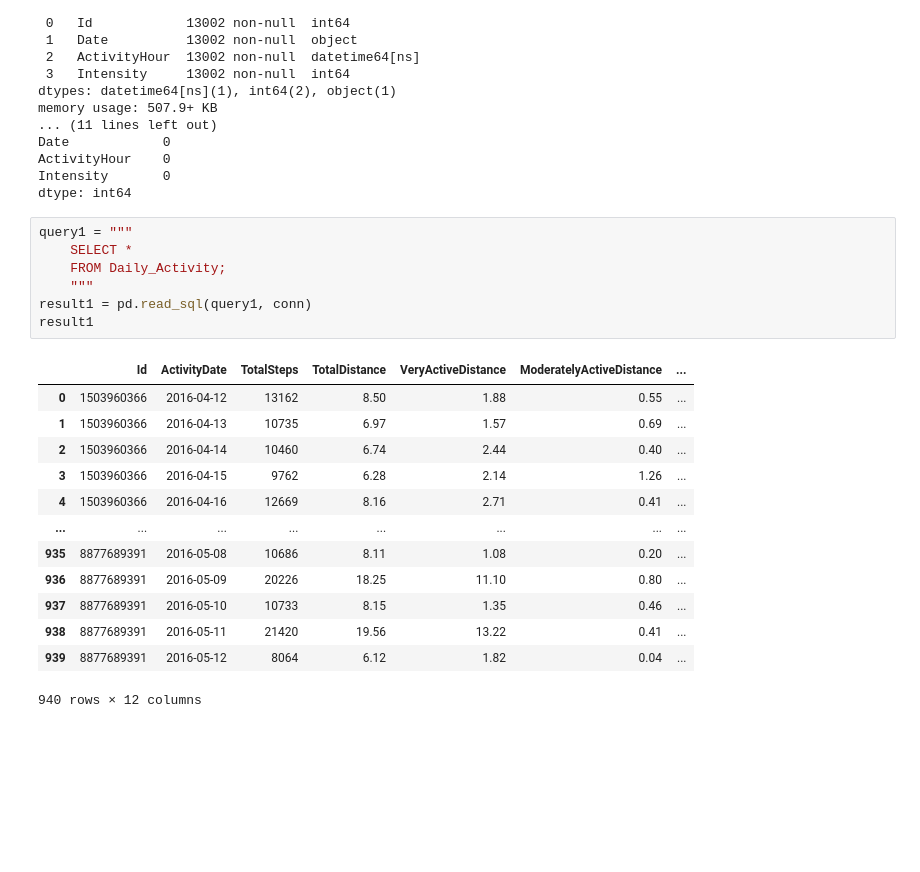
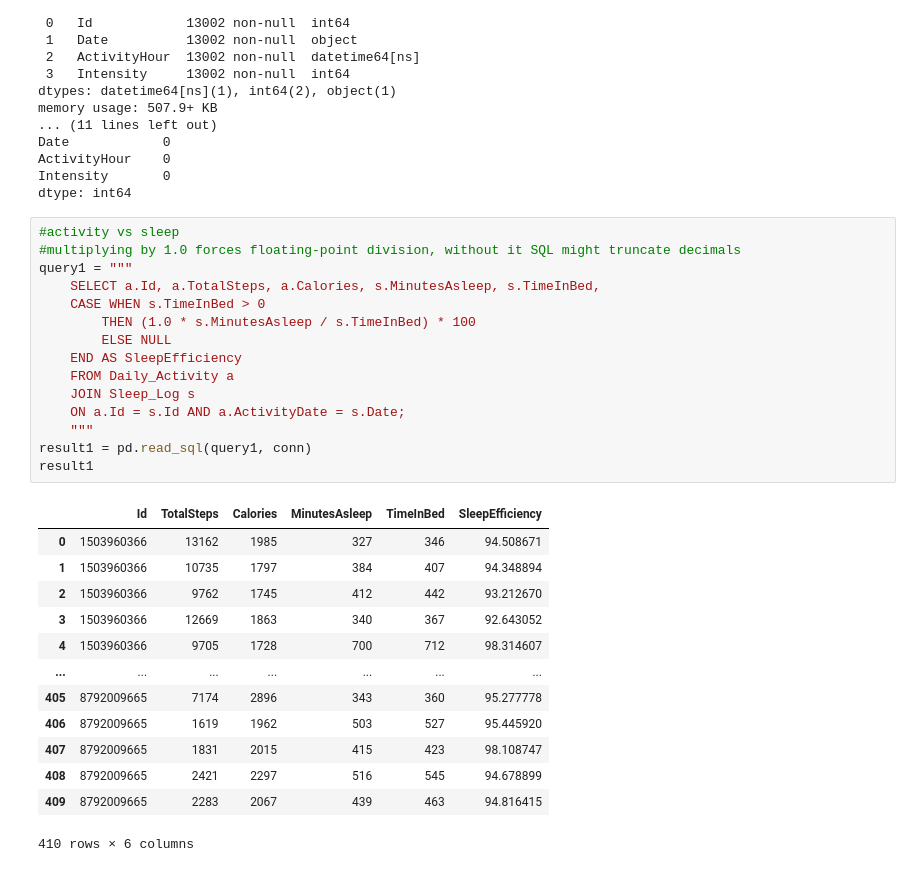
Before and after one commit to M0pare02/Fitbit_Data_Analysis, a Jupyter notebook: Notebooks/Data_Cleaning.ipynb, the cells around one changed output. Cells and saved outputs as stored; diff of their text form; blank space fills up the shorter version.

Commit message:
activity vs sleep query and visualization

```diff
--- a/Notebooks/Data_Cleaning.ipynb
+++ b/Notebooks/Data_Cleaning.ipynb
@@ -386,23 +387,31 @@ ActivityHour    0
 Intensity       0
 dtype: int64
 # %%
+#activity vs sleep
+#multiplying by 1.0 forces floating-point division, without it SQL might truncate decimals
 query1 = """
-    SELECT *
-    FROM Daily_Activity;
+    SELECT a.Id, a.TotalSteps, a.Calories, s.MinutesAsleep, s.TimeInBed,
+    CASE WHEN s.TimeInBed > 0
+        THEN (1.0 * s.MinutesAsleep / s.TimeInBed) * 100
+        ELSE NULL
+    END AS SleepEfficiency
+    FROM Daily_Activity a
+    JOIN Sleep_Log s
+    ON a.Id = s.Id AND a.ActivityDate = s.Date;
     """
 result1 = pd.read_sql(query1, conn)
 result1
 # %% [output]
-|  | Id | ActivityDate | TotalSteps | TotalDistance | VeryActiveDistance | ModeratelyActiveDistance | ... |
-| 0 | 1503960366 | 2016-04-12 | 13162 | 8.50 | 1.88 | 0.55 | ... |
-| 1 | 1503960366 | 2016-04-13 | 10735 | 6.97 | 1.57 | 0.69 | ... |
-| 2 | 1503960366 | 2016-04-14 | 10460 | 6.74 | 2.44 | 0.40 | ... |
-| 3 | 1503960366 | 2016-04-15 | 9762 | 6.28 | 2.14 | 1.26 | ... |
-| 4 | 1503960366 | 2016-04-16 | 12669 | 8.16 | 2.71 | 0.41 | ... |
-| ... | ... | ... | ... | ... | ... | ... | ... |
-| 935 | 8877689391 | 2016-05-08 | 10686 | 8.11 | 1.08 | 0.20 | ... |
-| 936 | 8877689391 | 2016-05-09 | 20226 | 18.25 | 11.10 | 0.80 | ... |
-| 937 | 8877689391 | 2016-05-10 | 10733 | 8.15 | 1.35 | 0.46 | ... |
-| 938 | 8877689391 | 2016-05-11 | 21420 | 19.56 | 13.22 | 0.41 | ... |
-| 939 | 8877689391 | 2016-05-12 | 8064 | 6.12 | 1.82 | 0.04 | ... |
+|  | Id | TotalSteps | Calories | MinutesAsleep | TimeInBed | SleepEfficiency |
+| 0 | 1503960366 | 13162 | 1985 | 327 | 346 | 94.508671 |
+| 1 | 1503960366 | 10735 | 1797 | 384 | 407 | 94.348894 |
+| 2 | 1503960366 | 9762 | 1745 | 412 | 442 | 93.212670 |
+| 3 | 1503960366 | 12669 | 1863 | 340 | 367 | 92.643052 |
+| 4 | 1503960366 | 9705 | 1728 | 700 | 712 | 98.314607 |
+| ... | ... | ... | ... | ... | ... | ... |
+| 405 | 8792009665 | 7174 | 2896 | 343 | 360 | 95.277778 |
+| 406 | 8792009665 | 1619 | 1962 | 503 | 527 | 95.445920 |
+| 407 | 8792009665 | 1831 | 2015 | 415 | 423 | 98.108747 |
+| 408 | 8792009665 | 2421 | 2297 | 516 | 545 | 94.678899 |
+| 409 | 8792009665 | 2283 | 2067 | 439 | 463 | 94.816415 |
-940 rows × 12 columns
+410 rows × 6 columns
```
Also changed, not shown: parts of 3 cells of this notebook, 1 other file.
